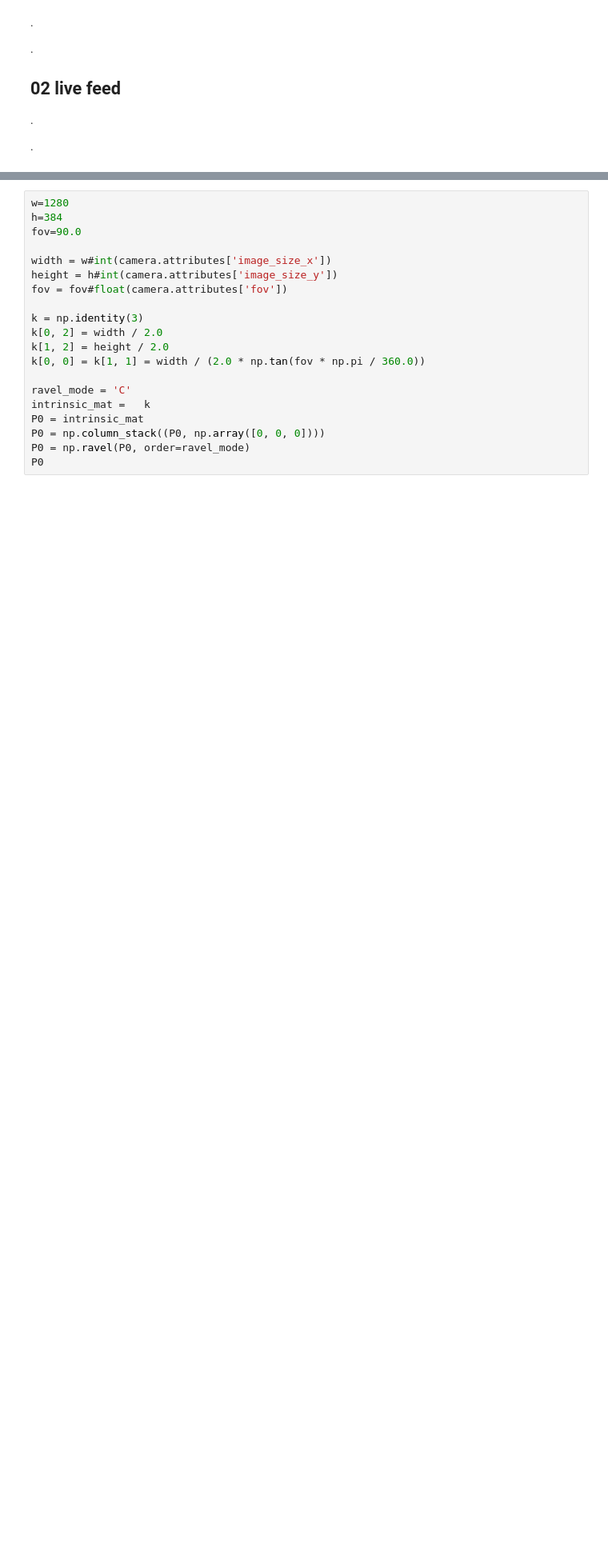
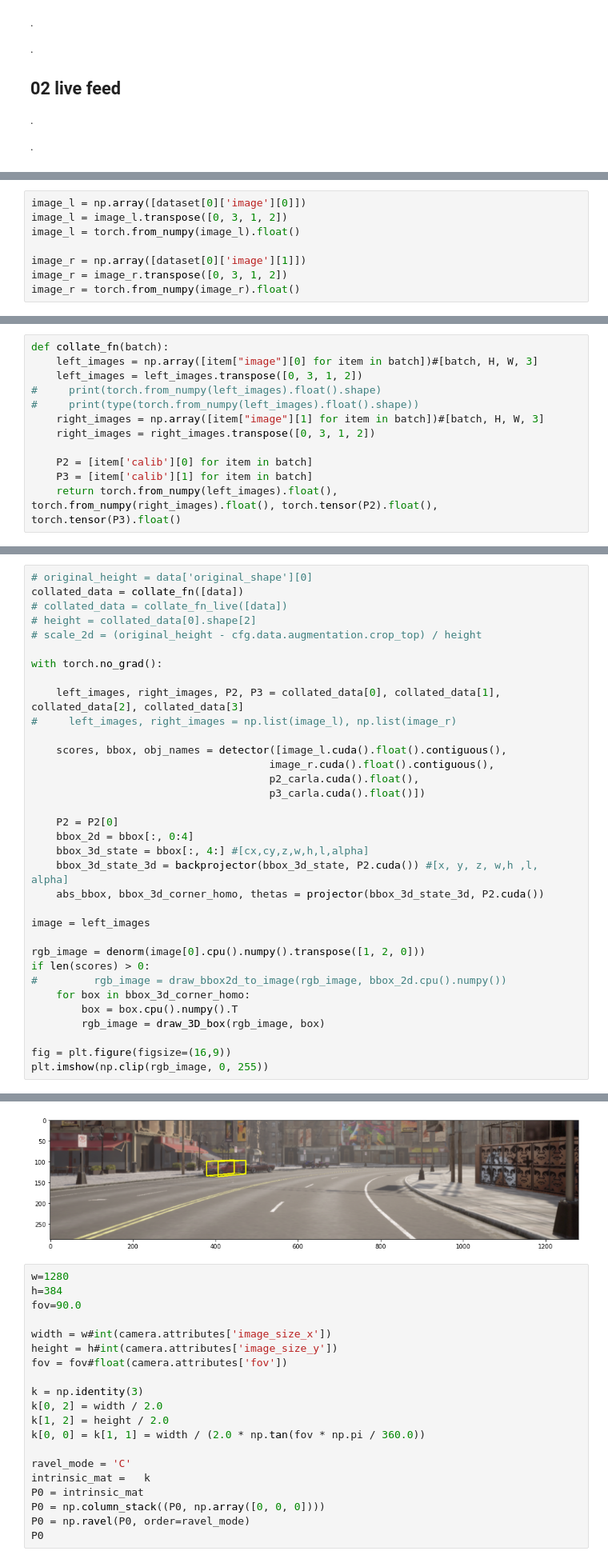
Before and after one commit to theekshanamadumal/Vehicle-Forward-Object-Detection-And-Trajectory-Prediction-System, a Jupyter notebook: 02 demo stereo carla data.ipynb, the cells around one changed output, grey strips where cells are left out. Shown at 80% size. Drawn from its saved outputs; the diff is of its cells as text; blank space fills up the shorter version.

```diff
--- a/02 demo stereo carla data.ipynb
+++ b/02 demo stereo carla data.ipynb
@@ -257,0 +333,8 @@ for index in range(0,768):
+# %%
+image_l = np.array([dataset[0]['image'][0]])
+image_l = image_l.transpose([0, 3, 1, 2])
+image_l = torch.from_numpy(image_l).float()
+
+image_r = np.array([dataset[0]['image'][1]])
+image_r = image_r.transpose([0, 3, 1, 2])
+image_r = torch.from_numpy(image_r).float()
@@ -257,0 +347,12 @@ for index in range(0,768):
+# %%
+def collate_fn(batch):
+    left_images = np.array([item["image"][0] for item in batch])#[batch, H, W, 3]
+    left_images = left_images.transpose([0, 3, 1, 2])
+#     print(torch.from_numpy(left_images).float().shape)
+#     print(type(torch.from_numpy(left_images).float().shape))
+    right_images = np.array([item["image"][1] for item in batch])#[batch, H, W, 3]
+    right_images = right_images.transpose([0, 3, 1, 2])
+
+    P2 = [item['calib'][0] for item in batch]
+    P3 = [item['calib'][1] for item in batch]
+    return torch.from_numpy(left_images).float(), torch.from_numpy(right_images).float(), torch.tensor(P2).float(), torch.tensor(P3).float()
@@ -257,0 +394,35 @@ for index in range(0,768):
+# %%
+# original_height = data['original_shape'][0]
+collated_data = collate_fn([data])
+# collated_data = collate_fn_live([data])
+# height = collated_data[0].shape[2]
+# scale_2d = (original_height - cfg.data.augmentation.crop_top) / height
+
+with torch.no_grad():
+
+    left_images, right_images, P2, P3 = collated_data[0], collated_data[1], collated_data[2], collated_data[3]
+#     left_images, right_images = np.list(image_l), np.list(image_r)
+
+    scores, bbox, obj_names = detector([image_l.cuda().float().contiguous(),
+                                      image_r.cuda().float().contiguous(),
+                                      p2_carla.cuda().float(),
+                                      p3_carla.cuda().float()])
+
+    P2 = P2[0]
+    bbox_2d = bbox[:, 0:4]
+    bbox_3d_state = bbox[:, 4:] #[cx,cy,z,w,h,l,alpha]
+    bbox_3d_state_3d = backprojector(bbox_3d_state, P2.cuda()) #[x, y, z, w,h ,l, alpha]
+    abs_bbox, bbox_3d_corner_homo, thetas = projector(bbox_3d_state_3d, P2.cuda())
+
+image = left_images
+
+rgb_image = denorm(image[0].cpu().numpy().transpose([1, 2, 0]))
+if len(scores) > 0:
+#         rgb_image = draw_bbox2d_to_image(rgb_image, bbox_2d.cpu().numpy())
+    for box in bbox_3d_corner_homo:
+        box = box.cpu().numpy().T
+        rgb_image = draw_3D_box(rgb_image, box)
+
+fig = plt.figure(figsize=(16,9))
+plt.imshow(np.clip(rgb_image, 0, 255))
+# %% [output]
@@ -258,3 +430,4 @@ for index in range(0,768):
+[figure, added]
 # %%
 w=1280
 h=384
```
Also changed, not shown: parts of 32 cells of this notebook.
